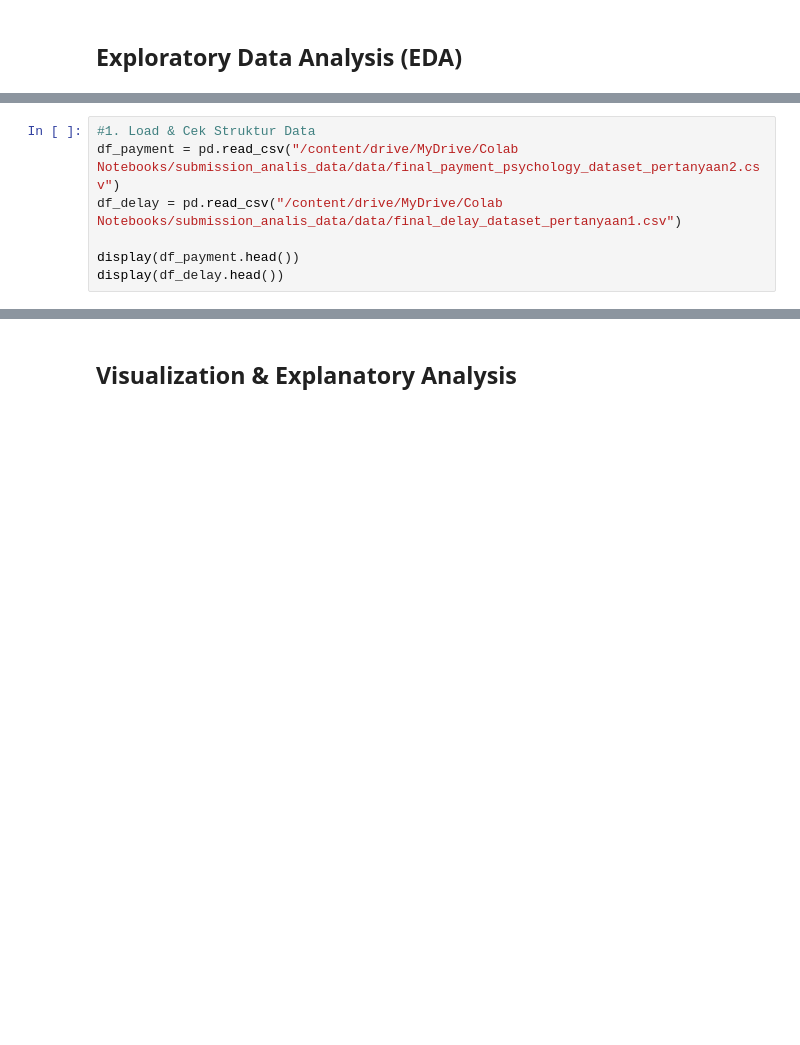
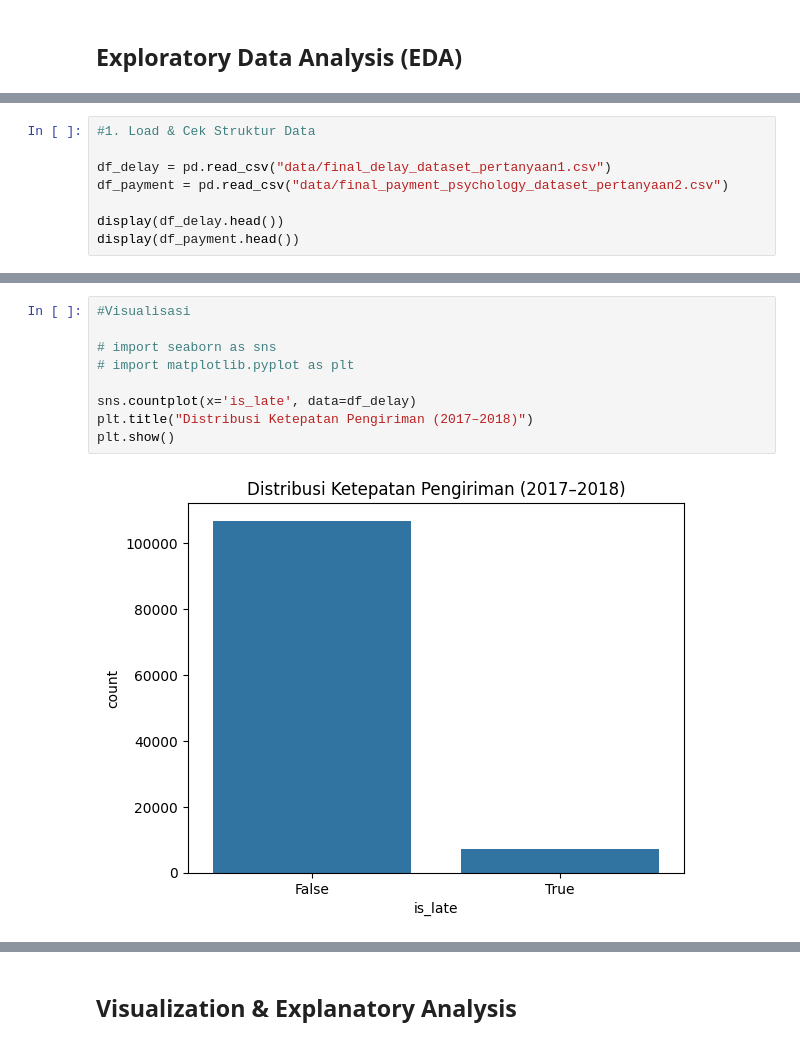
Before and after one commit to AnaRosyidah/submission_analis_data, a Jupyter notebook: notebook.ipynb, the cells around one changed output, grey strips where cells are left out. Drawn from its saved outputs; the diff is of its cells as text; blank space fills up the shorter version.

```diff
--- a/notebook.ipynb
+++ b/notebook.ipynb
@@ -315,10 +320,11 @@ Jumlah kolom: 20
 # %%
 #1. Load & Cek Struktur Data
-df_payment = pd.read_csv("/content/drive/MyDrive/Colab Notebooks/submission_analis_data/data/final_payment_psychology_dataset_pertanyaan2.csv")
-df_delay = pd.read_csv("/content/drive/MyDrive/Colab Notebooks/submission_analis_data/data/final_delay_dataset_pertanyaan1.csv")
 
+df_delay = pd.read_csv("data/final_delay_dataset_pertanyaan1.csv")
+df_payment = pd.read_csv("data/final_payment_psychology_dataset_pertanyaan2.csv")
+
+display(df_delay.head())
 display(df_payment.head())
-display(df_delay.head())
 # %% [output]
 |  | order_id | customer_id | order_status | order_purchase_timestamp | order_approved_at | order_delivered_carrier_date | ... |
 | 0 | e481f51cbdc54678b7cc49136f2d6af7 | 9ef432eb6251297304e76186b10a928d | delivered | 2017-10-02 10:56:33 | 2017-10-02 11:07:15 | 2017-10-04 19:55:00 | ... |
@@ -432,0 +354,11 @@ Name: payment_value, dtype: float64
+# %%
+#Visualisasi
+
+# import seaborn as sns
+# import matplotlib.pyplot as plt
+
+sns.countplot(x='is_late', data=df_delay)
+plt.title("Distribusi Ketepatan Pengiriman (2017–2018)")
+plt.show()
+# %% [output]
+[figure, added]
```
Also changed, not shown: parts of 40 cells of this notebook, 5 other files.
